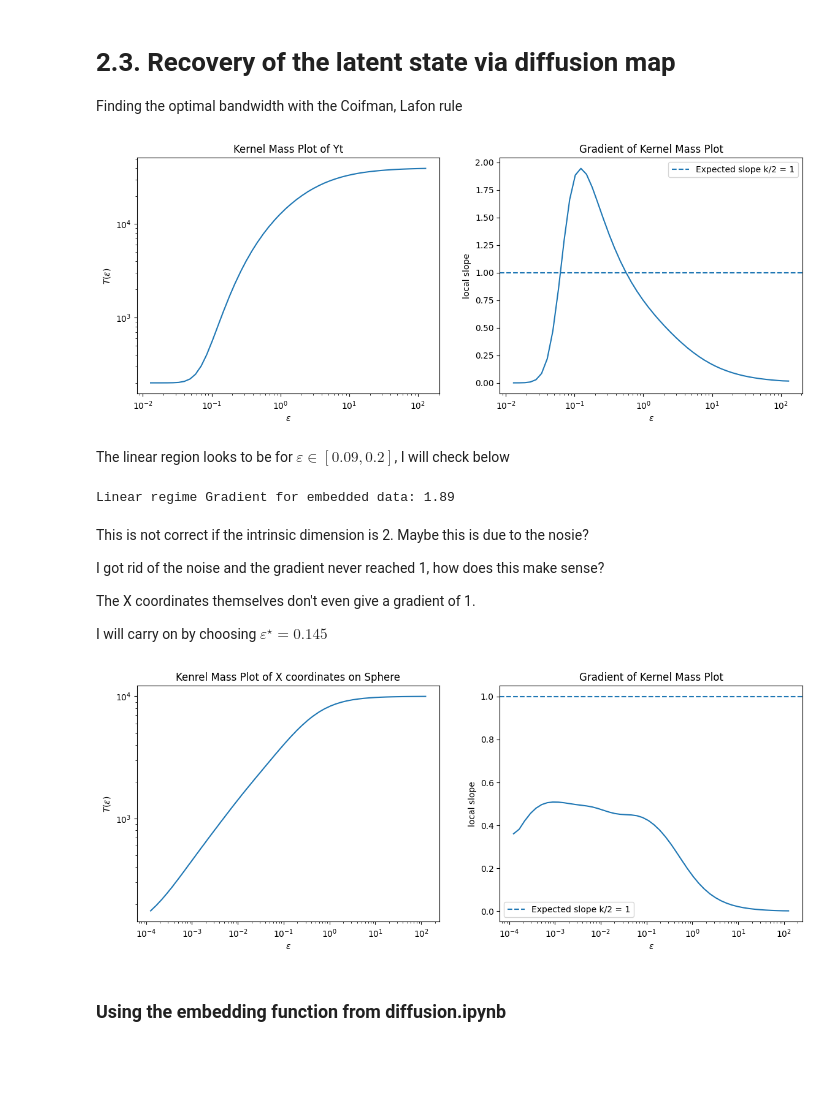
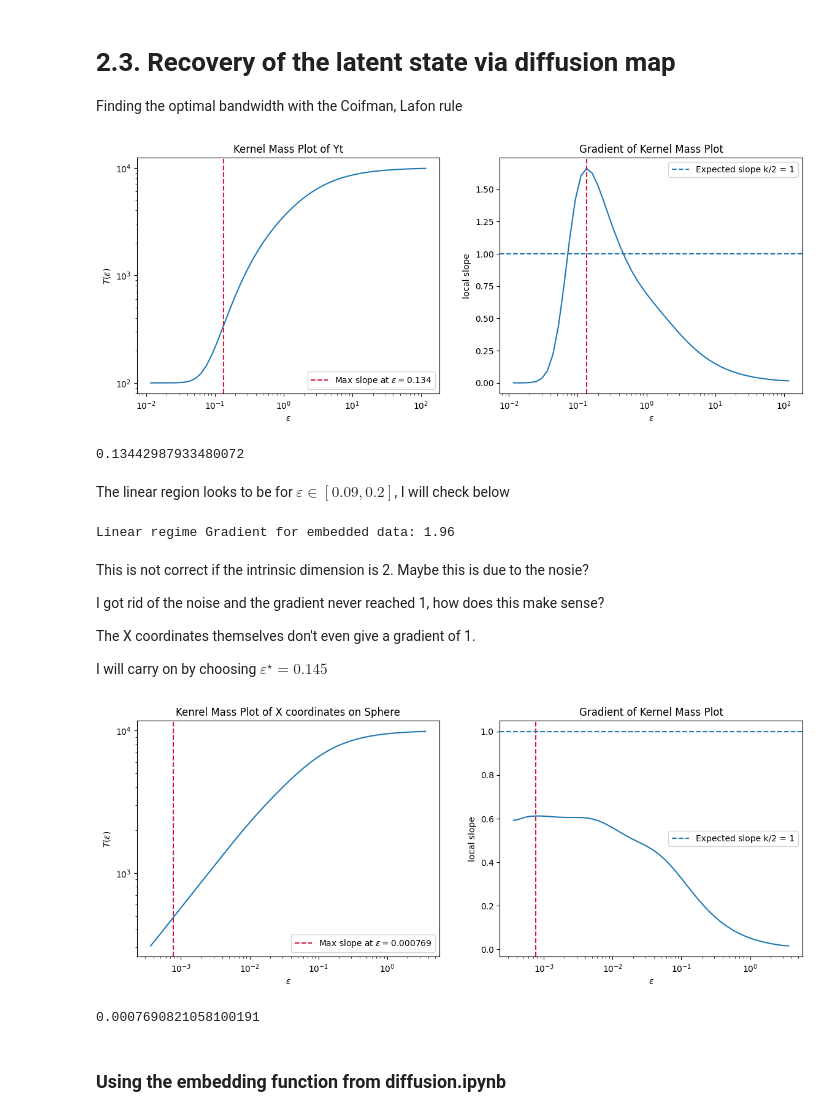
Before and after one commit to adamfowliee/JDKF_Starter, a Jupyter notebook: InitialTasks/LatentEstimation.ipynb, the cells around one changed output. Saved outputs shown, nothing was run; the diff lists cells and outputs as text; code cells hidden in the pictures; blank space fills up the shorter version.

```diff
--- a/InitialTasks/LatentEstimation.ipynb
+++ b/InitialTasks/LatentEstimation.ipynb
@@ -10,4 +9,5 @@ Parameters
 # %%
+# Parameters
 mu    = np.array([0,0,1])
 kappa = 0.5
 sigma = 0.2
@@ -41,5 +41,5 @@ def simulate_ou_on_sphere(mu = np.array([0,0,1]),
 
     return X, Y
 
-X, Y = simulate_ou_on_sphere(T=200, kappa=0.25)
+X, Y = simulate_ou_on_sphere()
 # %%
@@ -95,7 +95,7 @@ def embed_with_noise(X, D=50, sigma_eta=0.1):
 
     return Y
 
-Yt = embed_with_noise(X, D=50, sigma_eta=0.05)
+yt = embed_with_noise(X, D=50, sigma_eta=0.05)
 # %% [markdown]
 ### Showing that the first three coordinates of Yt don't look like OU process
 # %%
@@ -147,58 +147,70 @@ def kernel_mass(D, eps_grid):
     '''
 
     T_eps = []
 
     for epsilon in eps_grid:
         T = np.sum(np.exp(-D / epsilon))
         T_eps.append(T)
 
     return T_eps
 
 
-def plot_kernel_mass(X, title="Kernel Mass Plot", ax=None):
+
+def plot_kernel_mass(X, title="Kernel Mass Plot", ax=None, plot=True):
 
     # Calculate squared distances between xi xj
     d = sp.spatial.distance.pdist(X)**2
     D = sp.spatial.distance.squareform(d)
     d_med = np.median(d)
 
     eps_grid = np.logspace(
         np.log10(d_med) - 2,
         np.log10(d_med) + 2,
         50
     )
     T_eps = kernel_mass(D, eps_grid)
 
     log_eps = np.log(eps_grid)
     log_T = np.log(T_eps)
     slope = np.gradient(log_T, log_eps)
+    max_slope_idx = np.argmax(slope)
+    eps_at_max_slope = eps_grid[max_slope_idx]
 
-    if ax is not None:
-        ax.loglog(eps_grid, T_eps)
-        ax.set_title(title)
-        ax.set_xlabel(r"$\varepsilon$")
-        ax.set_ylabel(r"$T(\varepsilon)$")
-    else:
-        fig, (ax1, ax2) = plt.subplots(1,2)
-        # Plotting the kernel mass plot
-        ax1.loglog(eps_grid, T_eps)
-        ax1.set_title(title)
-        ax1.set_xlabel(r"$\varepsilon$")
-        ax1.set_ylabel(r"$T(\varepsilon)$")
-        # Plotting the gradient
-        ax2.semilogx(eps_grid, slope)
-        ax2.axhline(1, linestyle="--", label="Expected slope k/2 = 1")
-        ax2.set_xlabel(r"$\varepsilon$")
-        ax2.set_ylabel("local slope")
-        ax2.set_title("Gradient of Kernel Mass Plot")
-        fig.set_figheight(5)
-        fig.set_figwidth(14)
-        plt.legend()
-        plt.show()
+    if plot:
+        if ax is not None:
+            ax.loglog(eps_grid, T_eps)
+            ax.axvline(eps_at_max_slope, linestyle="--", color="crimson", label=fr"Max slope at $\varepsilon={eps_at_max_slope:.3g}$")
+            ax.set_title(title)
+            ax.set_xlabel(r"$\varepsilon$")
+            ax.set_ylabel(r"$T(\varepsilon)$")
+            ax.legend()
+        else:
+            fig, (ax1, ax2) = plt.subplots(1,2)
+            # Plotting the kernel mass plot
+            ax1.loglog(eps_grid, T_eps)
+            ax1.axvline(eps_at_max_slope, linestyle="--", color="crimson", label=fr"Max slope at $\varepsilon={eps_at_max_slope:.3g}$")
+            ax1.set_title(title)
+            ax1.set_xlabel(r"$\varepsilon$")
+            ax1.set_ylabel(r"$T(\varepsilon)$")
+            ax1.legend()
+            # Plotting the gradient
+            ax2.semilogx(eps_grid, slope)
+            ax2.axvline(eps_at_max_slope, linestyle="--", color="crimson")
+            ax2.axhline(1, linestyle="--", label="Expected slope k/2 = 1")
+            ax2.set_xlabel(r"$\varepsilon$")
+            ax2.set_ylabel("local slope")
+            ax2.set_title("Gradient of Kernel Mass Plot")
+            fig.set_figheight(5)
+            fig.set_figwidth(14)
+            plt.legend()
+            plt.show()
 
-plot_kernel_mass(Yt, title="Kernel Mass Plot of Yt")
+    return eps_at_max_slope
+
+plot_kernel_mass(yt, title="Kernel Mass Plot of Yt")
 # %% [output]
-[figure, old version]
+[figure, new version]
+0.13442987933480072
 # %% [markdown]
 The linear region looks to be for $\varepsilon \in [0.09, 0.2]$, I will check below
 # %%
@@ -215,16 +227,16 @@ def log_polyfit(x, y, deg=1):
     return m, c
 
 # region of epsilon grid for linear behaviour
-eps_grid = np.logspace(np.log10(0.08), np.log10(0.2), 40)
+eps_grid = np.logspace(np.log10(0.07), np.log10(0.2), 40)
 # Computing the kernel mass for this region
-d = sp.spatial.distance.pdist(Yt)**2
+d = sp.spatial.distance.pdist(yt)**2
 D = sp.spatial.distance.squareform(d)
 T_eps = kernel_mass(D, eps_grid)
 # Computing the slope of the linear region
 m_sr, c_sr = log_polyfit(eps_grid, T_eps)
 print(f'Linear regime Gradient for embedded data: {m_sr:.2f}')
 # %% [output]
-Linear regime Gradient for embedded data: 1.89
+Linear regime Gradient for embedded data: 1.96
 # %% [markdown]
 This is not correct if the intrinsic dimension is 2. Maybe this is due to the nosie?
 
@@ -240,7 +252,8 @@ EPS = 0.14
 # %%
 plot_kernel_mass(X, title="Kenrel Mass Plot of X coordinates on Sphere")
 # %% [output]
-[figure, old version]
+[figure, new version]
+0.0007690821058100191
 # %% [markdown]
 ### Using the embedding function from diffusion.ipynb
 # %%
```
Also changed, not shown: parts of 30 cells of this notebook, 1 other file.
